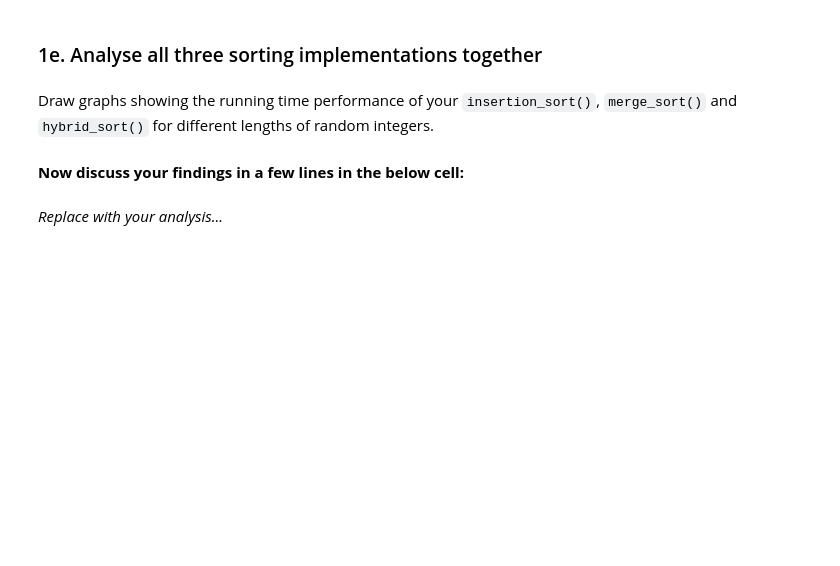
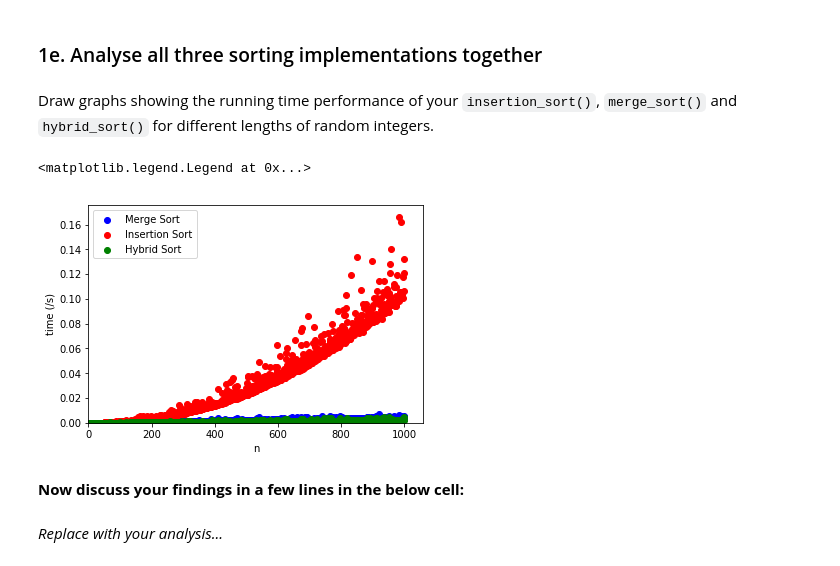
Before and after one commit to emalgorithm/Algorithm_Notebooks, a Jupyter notebook: CW1-1 Sorting.ipynb, the cells around one changed output. Cells and saved outputs as stored; diff of their text form; code cells hidden in the pictures; blank space fills up the shorter version.

```diff
--- a/CW1-1 Sorting.ipynb
+++ b/CW1-1 Sorting.ipynb
@@ -183,10 +206,3 @@ Our implementation of insertion sort performs slightly better than merge sort fo
 ### 1d. Implement `hybrid_sort()`
 # %% [markdown]
 Implement `hybrid_sort()`, a `merge_sort()` variant which uses `insertion_sort()` for the base case. The problem size for which the base case is invoked has to be inferred from your above running time analysis.
-# %%
-ISORT_BASE_SIZE = 20
-
-def hybrid_sort(a):
-    if len(a) <= ISORT_BASE_SIZE:
-        return insertion_sort(a)
-    return merge_sort(a)
@@ -203,20 +255,26 @@ Draw graphs showing the running time performance of your `insertion_sort()`, `me
 lists = [rand_list(max_len=1000) for _ in range(1000)]
 
 merge_sort_times = [time_f(lambda: merge_sort(x)) for x in lists]
-insertion_sort_times = [time_f(lambda: insertion_sort(x)) for x in short_lists]
+insertion_sort_times = [time_f(lambda: insertion_sort(x)) for x in lists]
 hybrid_sort_times = [time_f(lambda: hybrid_sort(x)) for x in lists]
-list_sizes = [len(x) for x in short_lists]
+list_sizes = [len(x) for x in lists]
 # %%
 %matplotlib inline
 from matplotlib import pyplot as plt
 
-plt.scatter(list_sizes, merge_sort_times, c='blue')
-plt.scatter(list_sizes, insertion_sort_times, c='red')
-plt.scatter(list_sizes, hybrid_sort_times, c='red')
+merge_data = plt.scatter(list_sizes, merge_sort_times, c='blue')
+insertion_data = plt.scatter(list_sizes, insertion_sort_times, c='red')
+hybrid_data = plt.scatter(list_sizes, hybrid_sort_times, c='green')
 plt.xlabel('n')
 plt.ylabel('time (/s)')
 plt.xlim(0)
 plt.ylim(0)
+
+plt.legend((merge_data, insertion_data, hybrid_data),
+           ('Merge Sort', 'Insertion Sort', 'Hybrid Sort'))
+# %% [output]
+<matplotlib.legend.Legend at 0x...>
+[figure, added]
 # %% [markdown]
 **Now discuss your findings in a few lines in the below cell:**
 # %% [markdown]
```
Also changed, not shown: parts of 14 cells of this notebook.
